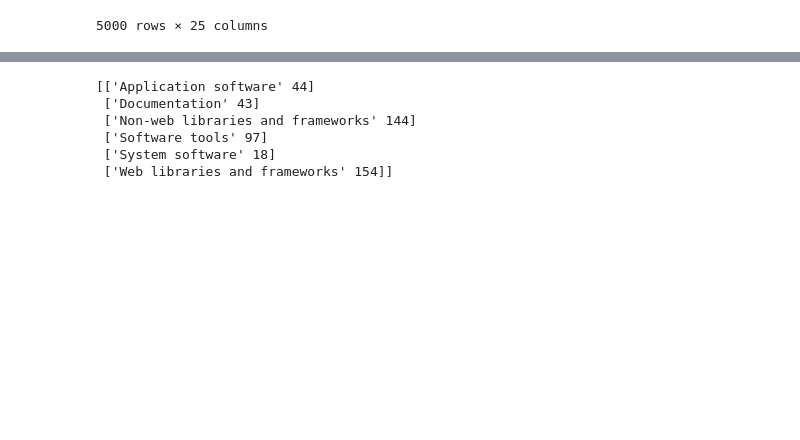
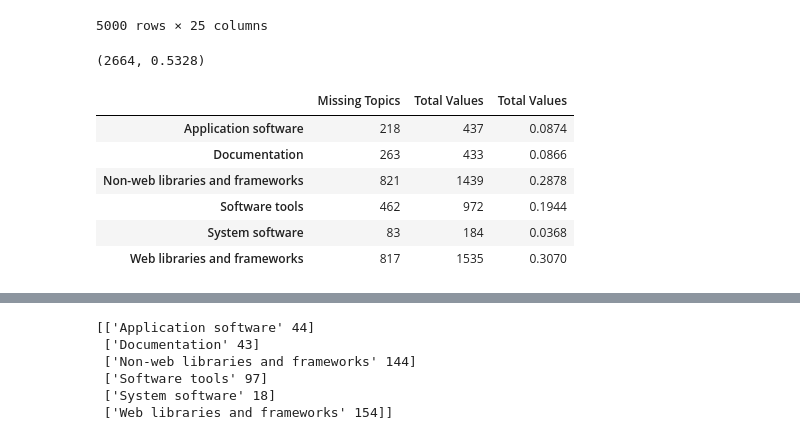
Before and after one commit to fzanart/GHDomains, a Jupyter notebook: Sentence_transformers.ipynb, the cells around one changed output, grey strips where cells are left out. Cells and saved outputs as stored; diff of their text form; code cells hidden in the pictures; blank space fills up the shorter version.

````diff
--- a/Sentence_transformers.ipynb
+++ b/Sentence_transformers.ipynb
@@ -54,3 +54,18 @@ df
 | 4998 | 1668.0 | 441.0 | [{'Objective-C': 48239, 'Ruby': 6... | A clone of the UIImagePickerContr... | https://api.github.com/repos/B-Si... | # ELCImagePickerController\n\n*A ... | NaN | ['Objective-C', 'Ruby'] | NaN | NaN | ... |
 | 4999 | 2926.0 | 722.0 | [{'XSLT': 7555212, 'C++': 4783229... | Mapnik is an open source toolkit ... | https://api.github.com/repos/mapn... | ```\n _/ _/ ... | ['mapnik', 'c-plus-plus', 'mappin... | ['XSLT', 'C++', 'Python', 'HTML',... | GNU Lesser General Public License... | ['breaking change', 'bug', 'c++11... | ... |
 5000 rows × 25 columns
+# %%
+pd.isna(df['Topics']).sum(), pd.isna(df['Topics']).sum()/5000
+# %% [output]
+(2664, 0.5328)
+# %%
+# Topics could be a great feature for the classifier. However, more than a half of the values are empty.
+pd.concat([pd.isna(df['Topics']).groupby(by=df['Domain']).sum(),df['Domain'].value_counts(),df['Domain'].value_counts(normalize=True)], axis=1).rename({'Topics':'Missing Topics','Domain':'Total Values'},axis=1)
+# %% [output]
+|  | Missing Topics | Total Values | Total Values |
+| Application software | 218 | 437 | 0.0874 |
+| Documentation | 263 | 433 | 0.0866 |
+| Non-web libraries and frameworks | 821 | 1439 | 0.2878 |
+| Software tools | 462 | 972 | 0.1944 |
+| System software | 83 | 184 | 0.0368 |
+| Web libraries and frameworks | 817 | 1535 | 0.3070 |
````
Also changed, not shown: parts of 13 cells of this notebook.
